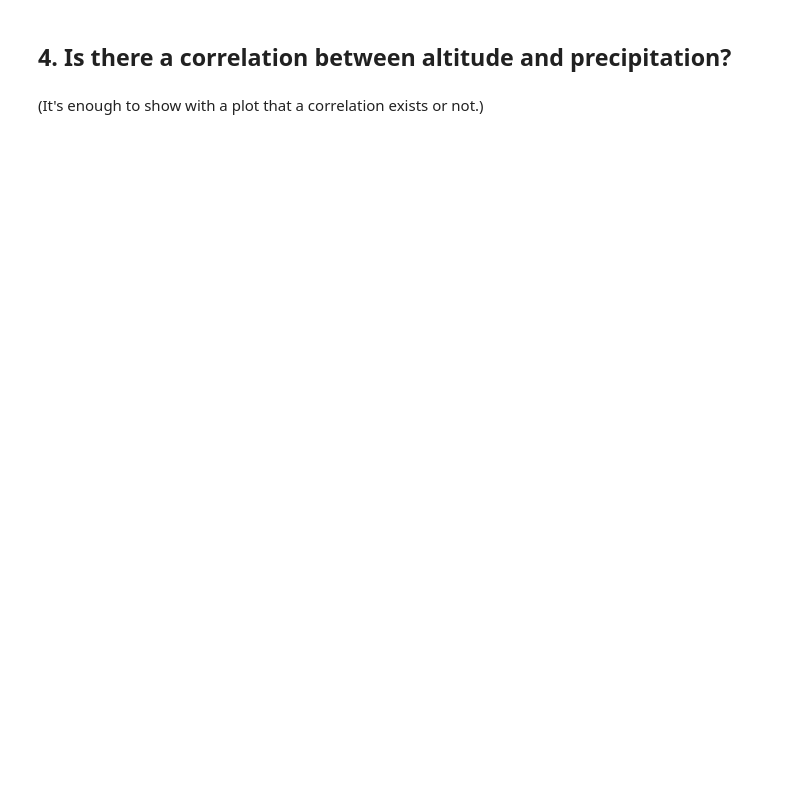
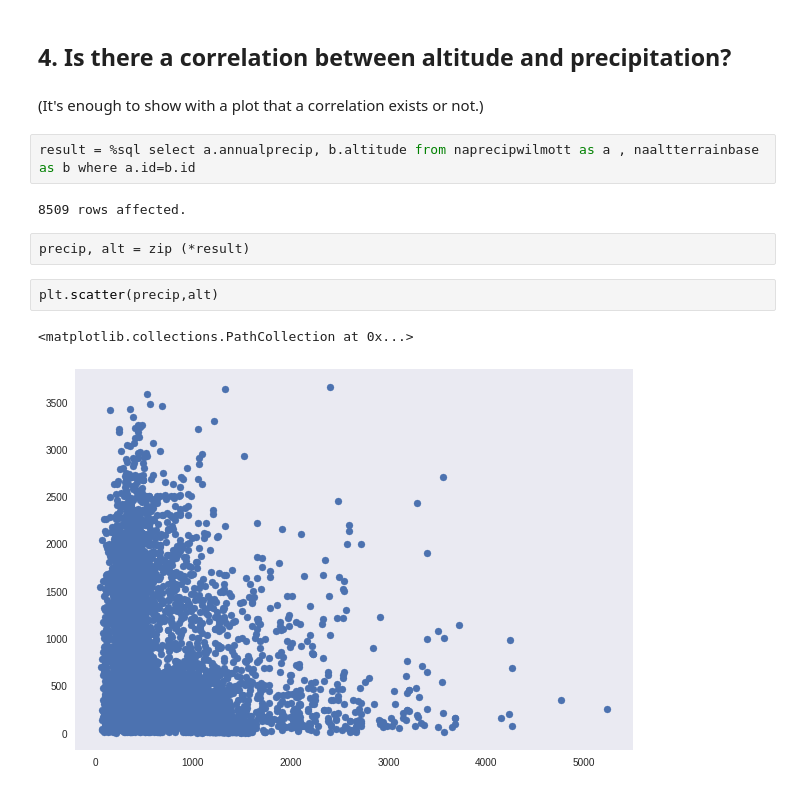
Before and after one commit to mladenivkovic/esc403, a Jupyter notebook: exercises/05-SQL-queries-on-the-NA-ecology-and-climate-database-EMPTY.ipynb, the cells around one changed output. Drawn from its saved outputs; the diff is of its cells as text; blank space fills up the shorter version.

```diff
--- a/exercises/05-SQL-queries-on-the-NA-ecology-and-climate-database-EMPTY.ipynb
+++ b/exercises/05-SQL-queries-on-the-NA-ecology-and-climate-database-EMPTY.ipynb
@@ -124,3 +203,14 @@ Let us then explore the tables to get a "feeling" of the data here (**Note:** th
 ## 4. Is there a correlation between altitude and precipitation?
 # %% [markdown]
 (It's enough to show with a plot that a correlation exists or not.)
+# %%
+result = %sql select a.annualprecip, b.altitude from naprecipwilmott as a , naaltterrainbase as b where a.id=b.id
+# %% [output]
+8509 rows affected.
+# %%
+precip, alt = zip (*result)
+# %%
+plt.scatter(precip,alt)
+# %% [output]
+<matplotlib.collections.PathCollection at 0x...>
+[figure, added]
```
Also changed, not shown: parts of 6 cells of this notebook, 2 other files.
